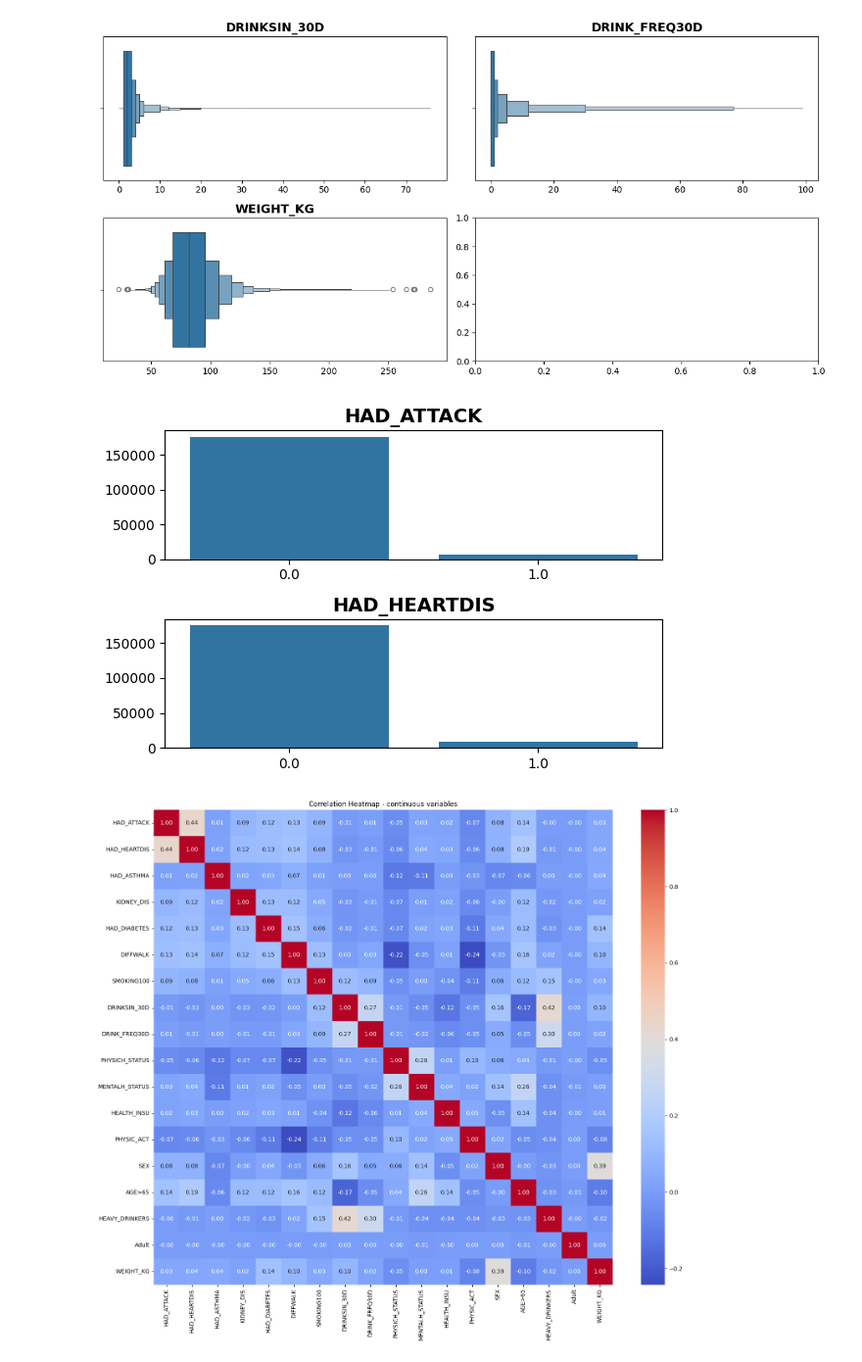
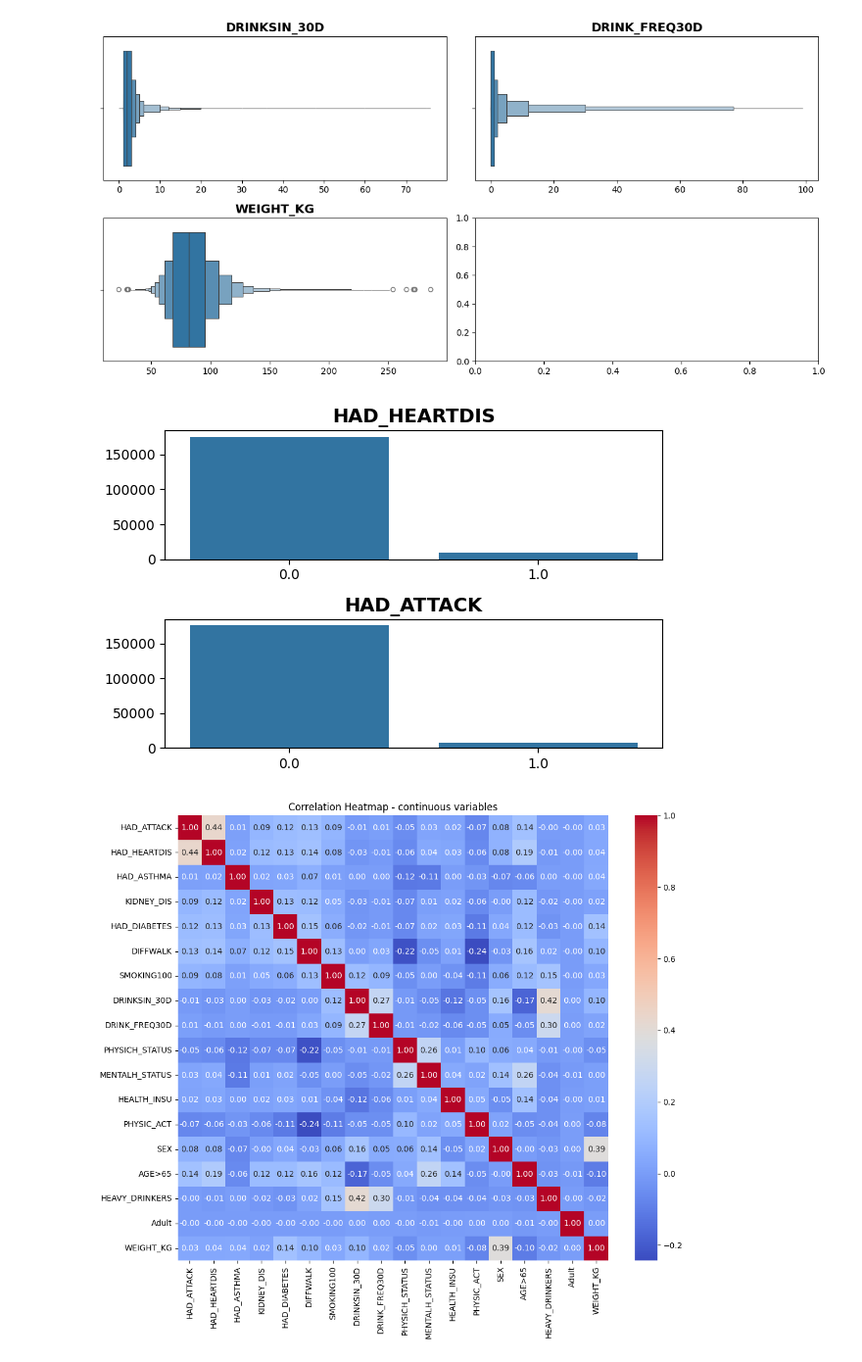
Before and after one commit to Abhikumar199/Early-stage-Heart-attack-prediction, a Jupyter notebook: eda.ipynb, the cells around one changed output. Shown: that part at 98% size. Drawn from its saved outputs; the diff is of its cells as text; code cells hidden in the pictures.

```diff
--- a/eda.ipynb
+++ b/eda.ipynb
@@ -102,7 +179,7 @@ plt.show()
 # %%
 
 
-target_column=['HAD_ATTACK','HAD_HEARTDIS']
+target_column=['HAD_HEARTDIS','HAD_ATTACK']
 
 fig, axes = plt.subplots(2, figsize=(6,4))
 axes = axes.flatten()
@@ -116,14 +193,14 @@ for i, col in enumerate(target_column):
 plt.tight_layout()
 plt.show()
 # %% [output]
-[figure, old version]
+[figure, new version]
 # %%
-plt.figure(figsize=(18,15))
+plt.figure(figsize=(12,10))
 sns.heatmap(df.corr(), annot=True, fmt=".2f", cmap="coolwarm")
 plt.title("Correlation Heatmap - continuous variables")
 plt.show()
 # %% [output]
-[figure, old version]
+[figure, new version]
 # %%
 
 
```
Also changed, not shown: parts of 23 cells of this notebook, 19 other files.
